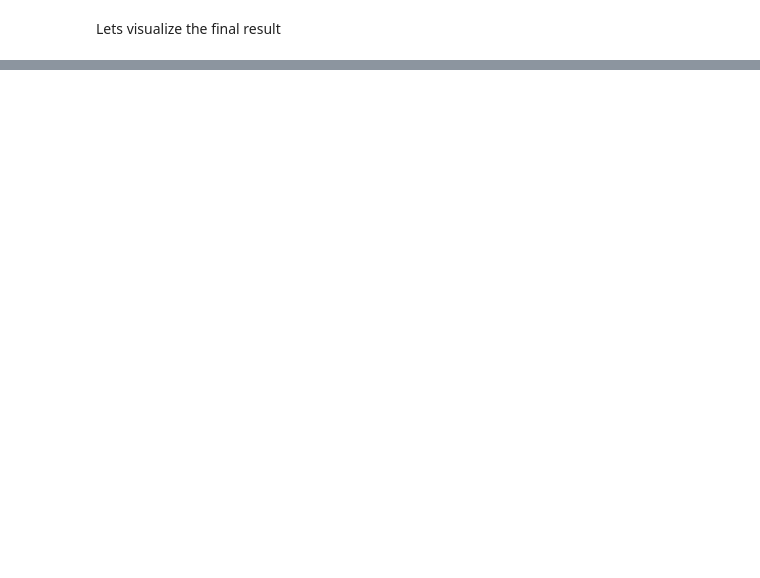
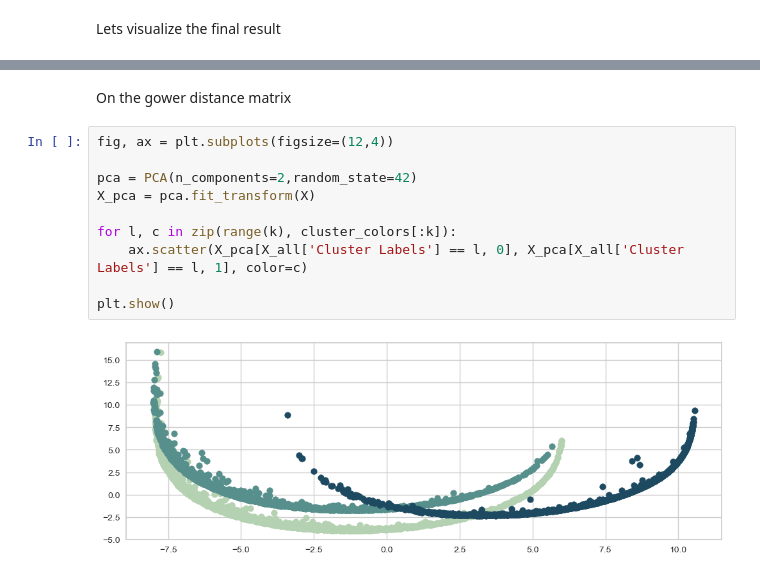
Before and after one commit to TommasoCapacci/DQ_Project_Clustering_2022, a Jupyter notebook: code/first_idea.ipynb, the cells around one changed output, grey strips where cells are left out. Saved outputs shown, nothing was run; the diff lists cells and outputs as text; blank space fills up the shorter version.

```diff
--- a/code/first_idea.ipynb
+++ b/code/first_idea.ipynb
@@ -610,0 +614,14 @@ plt.show()
+# %% [markdown]
+On the gower distance matrix
+# %%
+fig, ax = plt.subplots(figsize=(12,4))
+
+pca = PCA(n_components=2,random_state=42)
+X_pca = pca.fit_transform(X)
+
+for l, c in zip(range(k), cluster_colors[:k]):
+    ax.scatter(X_pca[X_all['Cluster Labels'] == l, 0], X_pca[X_all['Cluster Labels'] == l, 1], color=c)
+
+plt.show()
+# %% [output]
+[figure, added]
```
Also changed, not shown: parts of 8 cells of this notebook.
